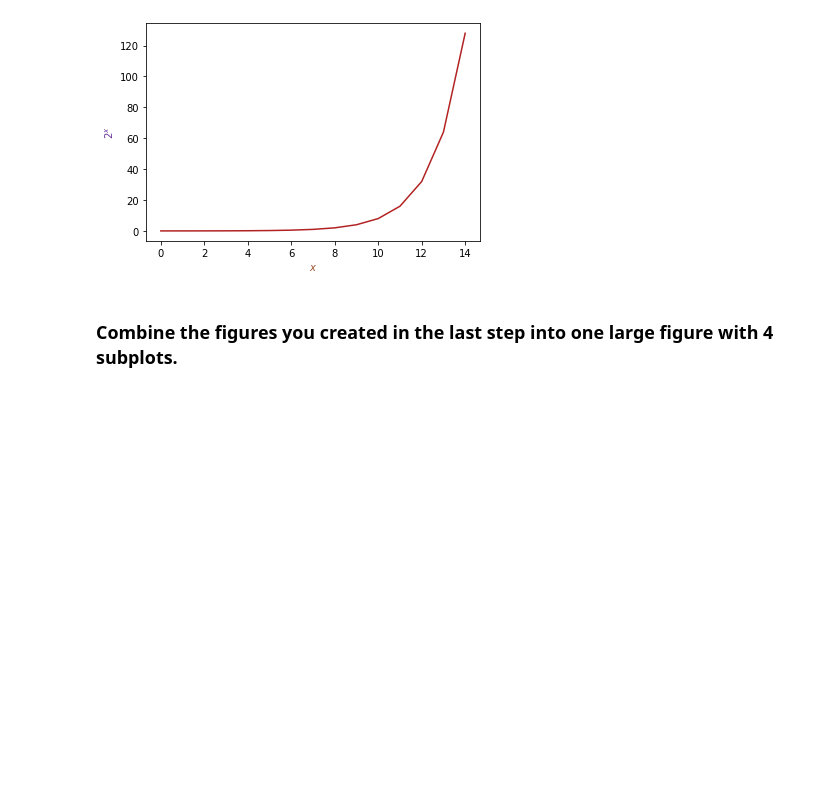
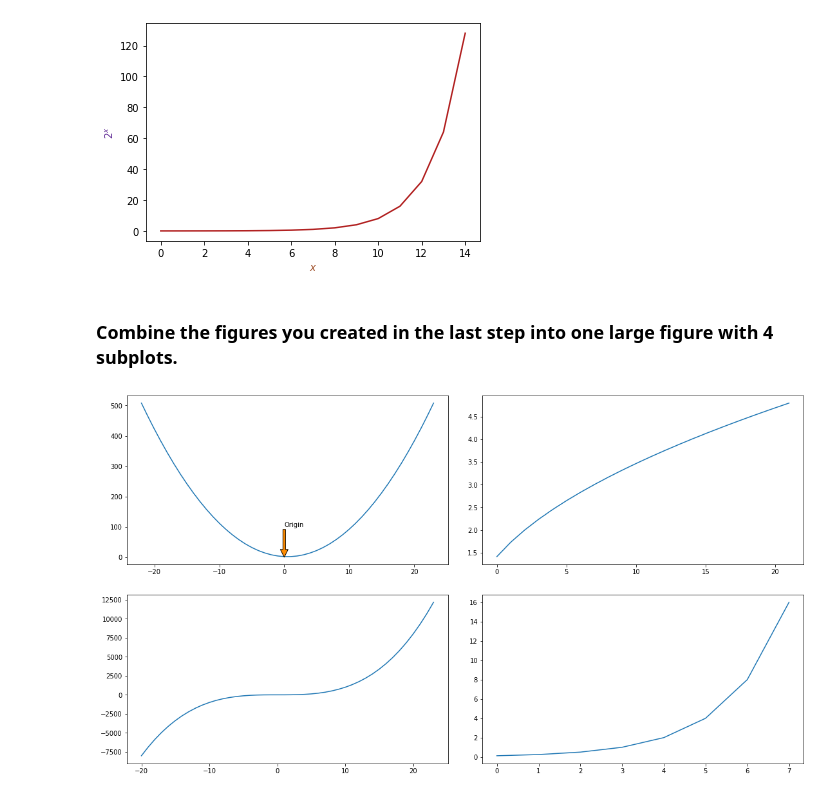
Before and after one commit to lukewbecker/numpy-pandas-visualization-exercises, a Jupyter notebook: matplotlib_exercises.ipynb, the cells around one changed output. Cells and saved outputs as stored; diff of their text form; code cells hidden in the pictures; blank space fills up the shorter version.

```diff
--- a/matplotlib_exercises.ipynb
+++ b/matplotlib_exercises.ipynb
@@ -91,6 +91,42 @@ plt.show()
 [figure]
 # %% [markdown]
 ### Combine the figures you created in the last step into one large figure with 4 subplots.
+# %%
+# Configuring plot size
+plt.figure(figsize=(16, 9))
+
+# subplots data - except for the first subplot, I am referring to the variables created earlier in the notebook
+
+plt.subplot(2,2,1)
+x1 = list(range(-22, 24))
+y1 = [i ** 2 - i + 2 for i in x]
+plt.plot(x, y)
+plt.annotate('Origin', xy=(0,0), xytext = (0, 100),
+            arrowprops=dict(facecolor = 'darkorange'))
+
+
+plt.subplot(2,2,2)
+x2p = list(range(2, 24))
+y2p = [math.sqrt(i) for i in x2p]
+plt.plot(y2p)
+
+
+plt.subplot(2,2,3)
+x3p = list(range(-20, 24))
+y3p = [i ** 3 for i in x3p]
+plt.plot(x3p, y3p)
+
+
+plt.subplot(2,2,4)
+x4p = list(range(-3, 5))
+y4p = [2 ** i for i in x4p]
+plt.plot(y4p)
+
+
+plt.tight_layout(pad = 3.0)
+plt.show()
+# %% [output]
+[figure, added]
 # %%
 # Configuring plot size
 plt.figure(figsize=(16, 9))
```
Also changed, not shown: parts of 2 cells of this notebook.
